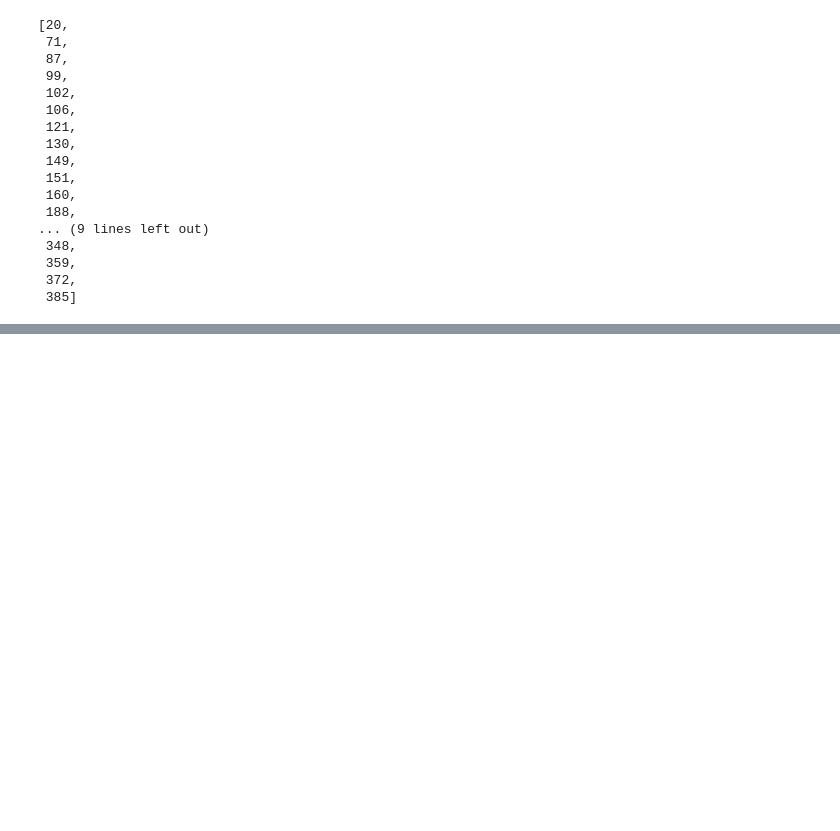
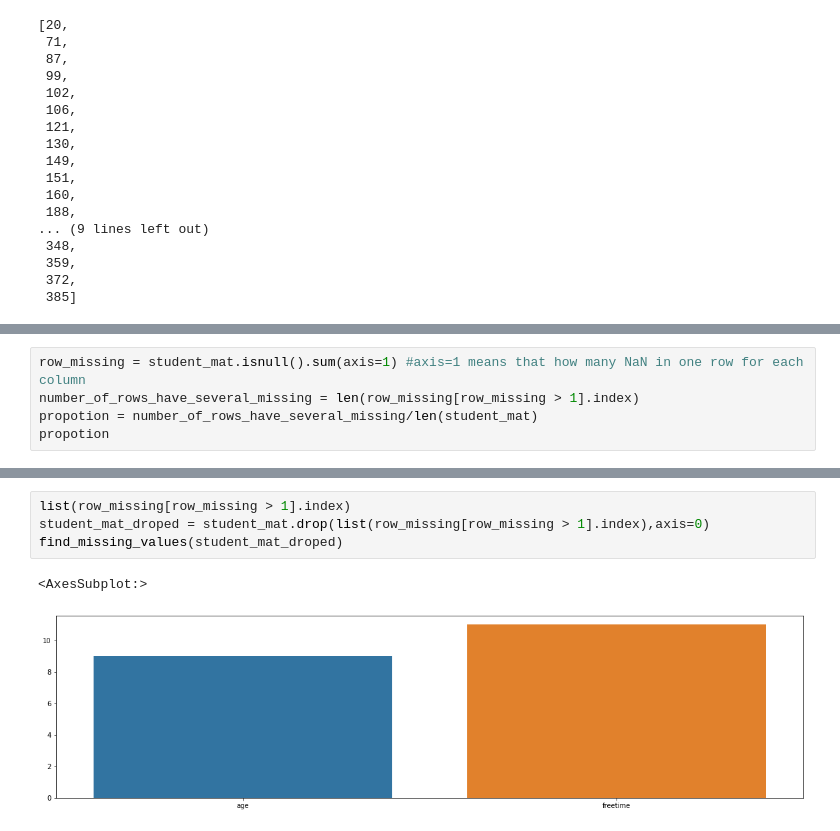
Before and after one commit to cooperhankun/DataBehandling-KunHan, a Jupyter notebook: Exercises/missing_value.ipynb, the cells around one changed output, grey strips where cells are left out. Cells and saved outputs as stored; diff of their text form; blank space fills up the shorter version.

```diff
--- a/Exercises/missing_value.ipynb
+++ b/Exercises/missing_value.ipynb
@@ -60,0 +77,5 @@ sorted(list_missing)
+# %%
+row_missing = student_mat.isnull().sum(axis=1) #axis=1 means that how many NaN in one row for each column
+number_of_rows_have_several_missing = len(row_missing[row_missing > 1].index)
+propotion = number_of_rows_have_several_missing/len(student_mat)
+propotion
@@ -60,0 +88,7 @@ sorted(list_missing)
+# %%
+list(row_missing[row_missing > 1].index)
+student_mat_droped = student_mat.drop(list(row_missing[row_missing > 1].index),axis=0)
+find_missing_values(student_mat_droped)
+# %% [output]
+<AxesSubplot:>
+[figure, added]
```
Also changed, not shown: parts of 19 cells of this notebook, 1 other file.
